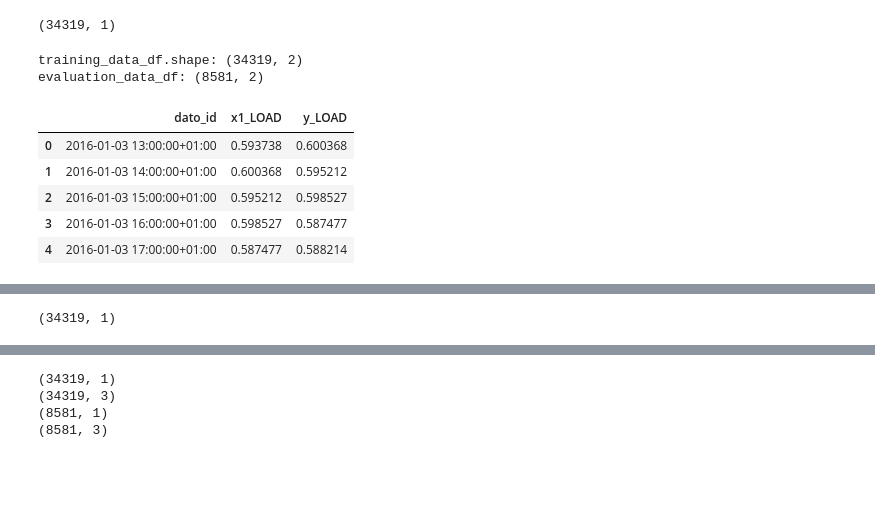
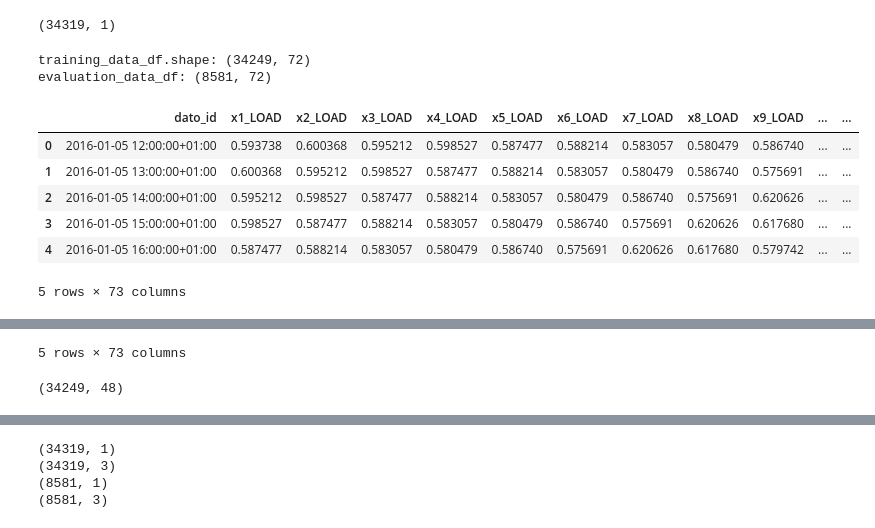
Before and after one commit to AndreasBordvik/FYS-STK4155-Prj3_report, a Jupyter notebook: code/LSTM_alternative/Time_series.ipynb, the cells around one changed output, grey strips where cells are left out. Saved outputs shown, nothing was run; the diff lists cells and outputs as text; code cells hidden in the pictures; blank space fills up the shorter version.

```diff
--- a/code/LSTM_alternative/Time_series.ipynb
+++ b/code/LSTM_alternative/Time_series.ipynb
@@ -203,30 +203,31 @@ evaluation_data_df: (8581, 2)
 (34319, 1)
 # %%
 # Time series slicing parameters
-nbf_features = input_window = 1
-nbf_outputs = output_window = 1
+nbf_features = input_window = 48
+nbf_outputs = output_window = 24
 
 generation_feature = "NO5_load_delta"
 # generation_feature = "NO5_load_actual"
 
 # Creating time series traing and evaluation (test) data besed on sliding window approach
 x_train_LOAD, y_train_LOAD, x_test_LOAD, y_test_LOAD, train_df_LOAD, eval_df_LOAD = create_time_series_data(training_df,
                                                                                                     forcast_sol_df,
                                                                                                     nbf_features,
                                                                                                     nbf_outputs,
                                                                                                     column_key=generation_feature,
                                                                                                     column_suffix="LOAD",
                                                                                                     include_target_outputs=True)
 display(train_df_LOAD.head())
 display(eval_df_LOAD.head())
 
 print(x_train_LOAD.shape)
 # %% [output]
-training_data_df.shape: (34319, 2)
-evaluation_data_df: (8581, 2)
+training_data_df.shape: (34249, 72)
+evaluation_data_df: (8581, 72)
-|  | dato_id | x1_LOAD | y_LOAD |
-| 0 | 2016-01-03 13:00:00+01:00 | 0.593738 | 0.600368 |
-| 1 | 2016-01-03 14:00:00+01:00 | 0.600368 | 0.595212 |
-| 2 | 2016-01-03 15:00:00+01:00 | 0.595212 | 0.598527 |
-| 3 | 2016-01-03 16:00:00+01:00 | 0.598527 | 0.587477 |
-| 4 | 2016-01-03 17:00:00+01:00 | 0.587477 | 0.588214 |
+|  | dato_id | x1_LOAD | x2_LOAD | x3_LOAD | x4_LOAD | x5_LOAD | x6_LOAD | x7_LOAD | x8_LOAD | x9_LOAD | ... | ... |
+| 0 | 2016-01-05 12:00:00+01:00 | 0.593738 | 0.600368 | 0.595212 | 0.598527 | 0.587477 | 0.588214 | 0.583057 | 0.580479 | 0.586740 | ... | ... |
+| 1 | 2016-01-05 13:00:00+01:00 | 0.600368 | 0.595212 | 0.598527 | 0.587477 | 0.588214 | 0.583057 | 0.580479 | 0.586740 | 0.575691 | ... | ... |
+| 2 | 2016-01-05 14:00:00+01:00 | 0.595212 | 0.598527 | 0.587477 | 0.588214 | 0.583057 | 0.580479 | 0.586740 | 0.575691 | 0.620626 | ... | ... |
+| 3 | 2016-01-05 15:00:00+01:00 | 0.598527 | 0.587477 | 0.588214 | 0.583057 | 0.580479 | 0.586740 | 0.575691 | 0.620626 | 0.617680 | ... | ... |
+| 4 | 2016-01-05 16:00:00+01:00 | 0.587477 | 0.588214 | 0.583057 | 0.580479 | 0.586740 | 0.575691 | 0.620626 | 0.617680 | 0.579742 | ... | ... |
+5 rows × 73 columns
@@ -239,3 +240,4 @@ evaluation_data_df: (8581, 2)
-(34319, 1)
+5 rows × 73 columns
+(34249, 48)
 # %%
 # Time series slicing parameters
```
Also changed, not shown: parts of 10 cells of this notebook, 1 other file.
